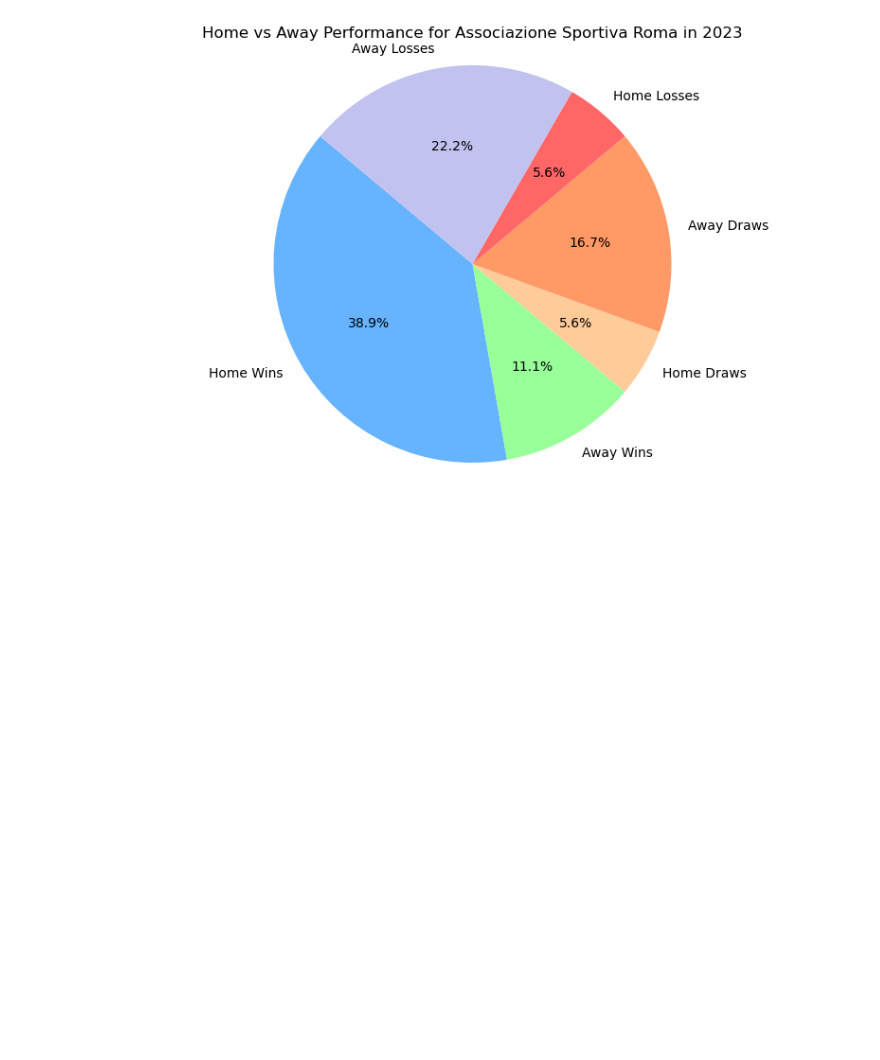
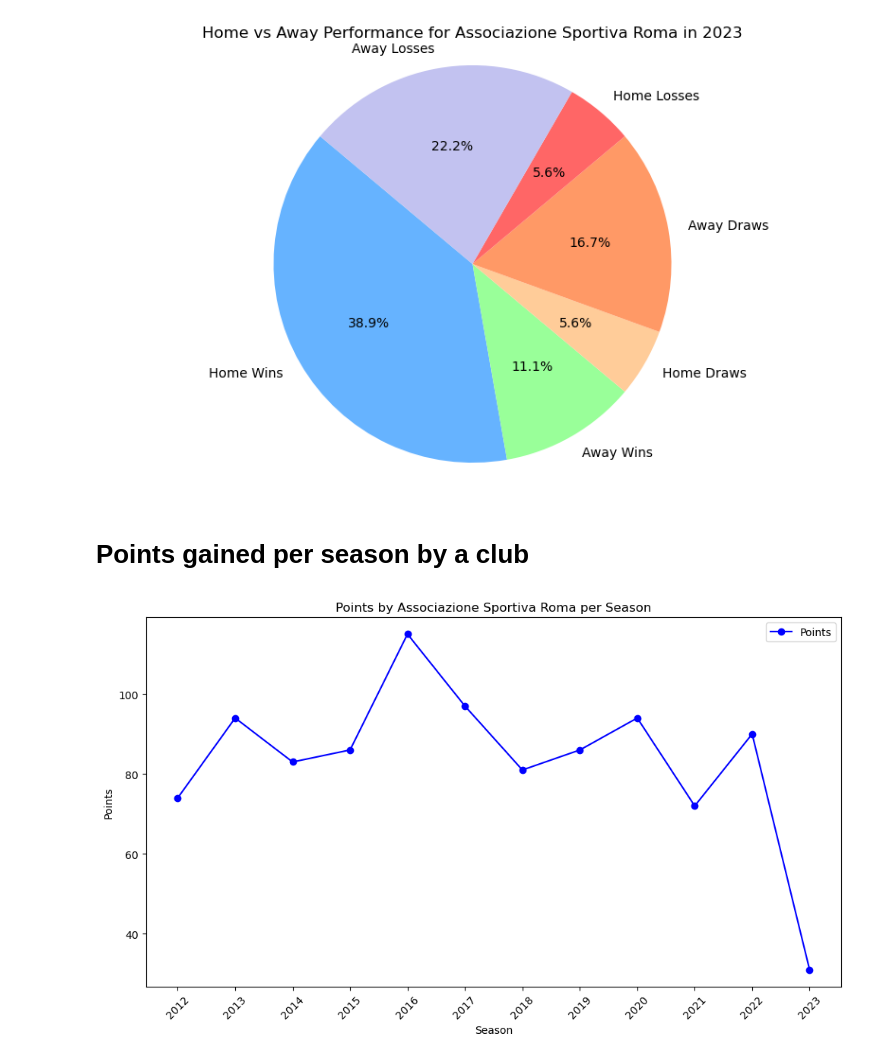
Before and after one commit to marv150302/Football-Stats-Project, a Jupyter notebook: solution/jupyter_data_analysis/data_analysis.ipynb, the cells around one changed output. Saved outputs shown, nothing was run; the diff lists cells and outputs as text; code cells hidden in the pictures; blank space fills up the shorter version.

Commit message:
- finished implementing some other jupyter data analysis function(for the competitions and the clubs)

```diff
--- a/solution/jupyter_data_analysis/data_analysis.ipynb
+++ b/solution/jupyter_data_analysis/data_analysis.ipynb
@@ -546,3 +546,46 @@ def plot_home_away_performance_season(club_id, season):
 plot_home_away_performance_season(club_id=12, season='2023')
 # %% [output]
 [figure]
+# %% [markdown]
+# Points gained per season by a club
+# %%
+def plot_points_per_season(club_id):
+    query = f"""
+    SELECT
+        g.season,
+        SUM(CASE WHEN (g.home_club_id = {club_id} AND g.home_club_goals > g.away_club_goals) OR
+                      (g.away_club_id = {club_id} AND g.away_club_goals > g.home_club_goals) THEN 3
+            WHEN g.home_club_goals = g.away_club_goals THEN 1 ELSE 0 END) AS points
+    FROM Games g
+    WHERE g.home_club_id = {club_id} OR g.away_club_id = {club_id}
+    GROUP BY g.season
+    ORDER BY g.season;
+    """
+
+    df = pd.read_sql_query(query, engine)
+
+    name_query = f"""
+    SELECT name
+    FROM Clubs
+    WHERE club_id = {club_id};
+    """
+    name_df = pd.read_sql_query(name_query, engine)
+    club_name = name_df['name'].iloc[0]
+
+    fig, ax = plt.subplots(figsize=(10, 6))
+    df['season'] = df['season'].astype(str)
+
+    ax.plot(df['season'], df['points'], marker='o', linestyle='-', color='b', label='Points')
+
+    ax.set_xlabel('Season')
+    ax.set_ylabel('Points')
+    ax.set_title(f'Points by {club_name} per Season')
+    ax.legend()
+
+    plt.xticks(rotation=45)
+    plt.tight_layout()
+    plt.show()
+
+#plot_points_per_season(club_id=12)
+# %% [output]
+[figure, added]
```
Also changed, not shown: parts of 27 cells of this notebook.
